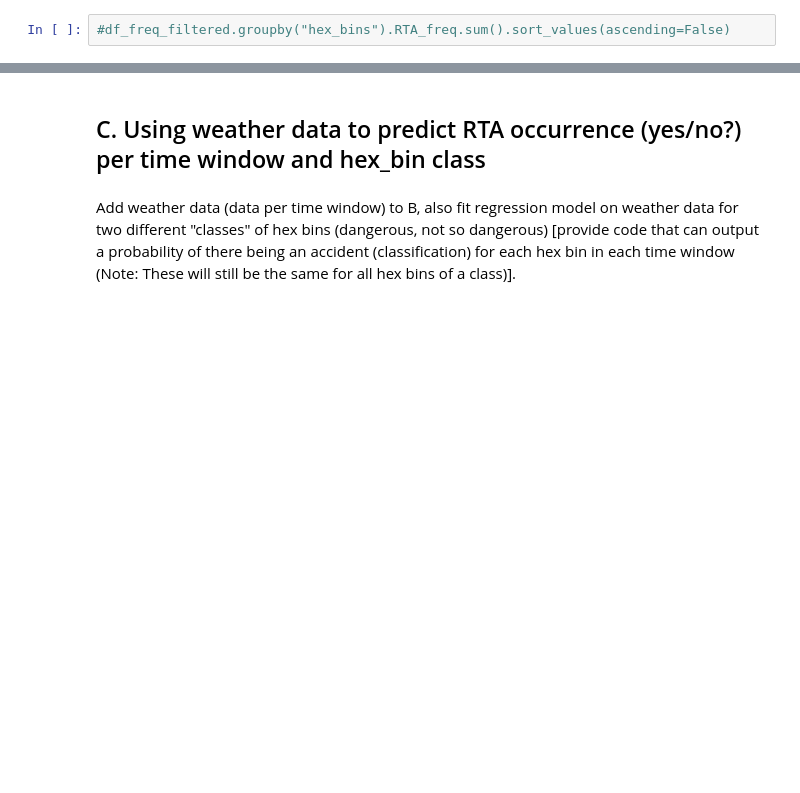
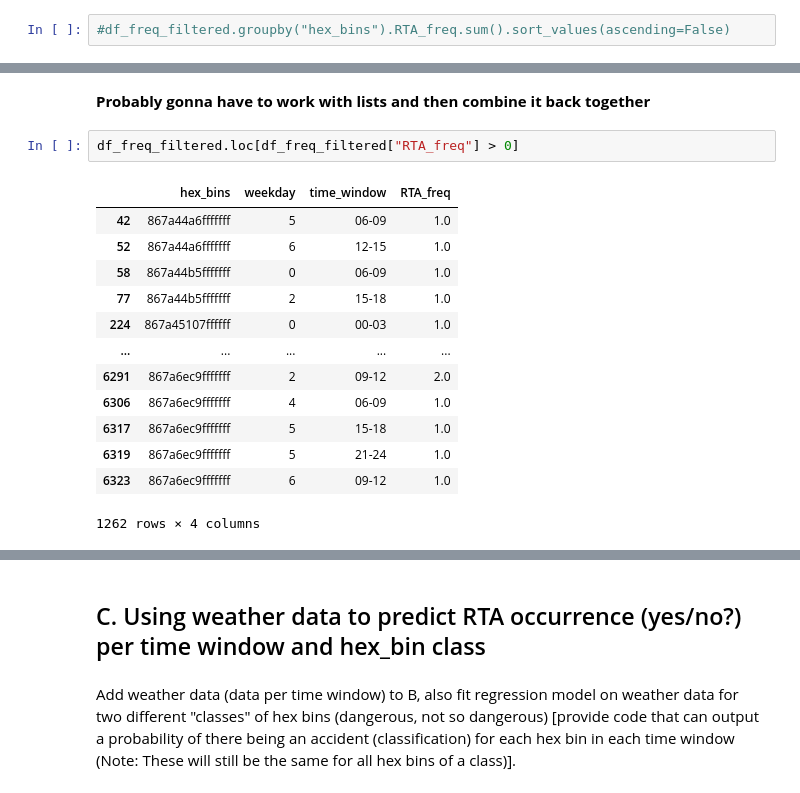
Before and after one commit to AndOleAnd/Capstone_N_A_P, a Jupyter notebook: Notebooks/Prediction_Output.ipynb, the cells around one changed output, grey strips where cells are left out. Drawn from its saved outputs; the diff is of its cells as text; blank space fills up the shorter version.

```diff
--- a/Notebooks/Prediction_Output.ipynb
+++ b/Notebooks/Prediction_Output.ipynb
@@ -378,0 +374,18 @@ file created ../Inputs/predictions_freq_h3_filtered.csv
+# %% [markdown]
+**Probably gonna have to work with lists and then combine it back together**
+# %%
+df_freq_filtered.loc[df_freq_filtered["RTA_freq"] > 0]
+# %% [output]
+|  | hex_bins | weekday | time_window | RTA_freq |
+| 42 | 867a44a6fffffff | 5 | 06-09 | 1.0 |
+| 52 | 867a44a6fffffff | 6 | 12-15 | 1.0 |
+| 58 | 867a44b5fffffff | 0 | 06-09 | 1.0 |
+| 77 | 867a44b5fffffff | 2 | 15-18 | 1.0 |
+| 224 | 867a45107ffffff | 0 | 00-03 | 1.0 |
+| ... | ... | ... | ... | ... |
+| 6291 | 867a6ec9fffffff | 2 | 09-12 | 2.0 |
+| 6306 | 867a6ec9fffffff | 4 | 06-09 | 1.0 |
+| 6317 | 867a6ec9fffffff | 5 | 15-18 | 1.0 |
+| 6319 | 867a6ec9fffffff | 5 | 21-24 | 1.0 |
+| 6323 | 867a6ec9fffffff | 6 | 09-12 | 1.0 |
+1262 rows × 4 columns
```
Also changed, not shown: parts of 37 cells of this notebook.
